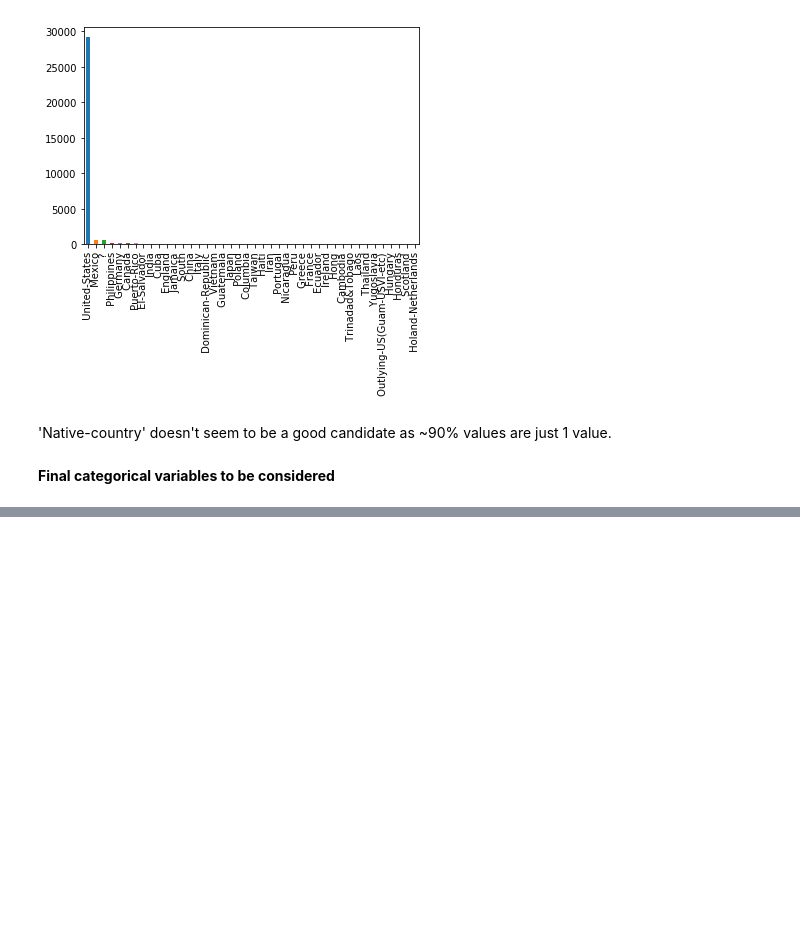
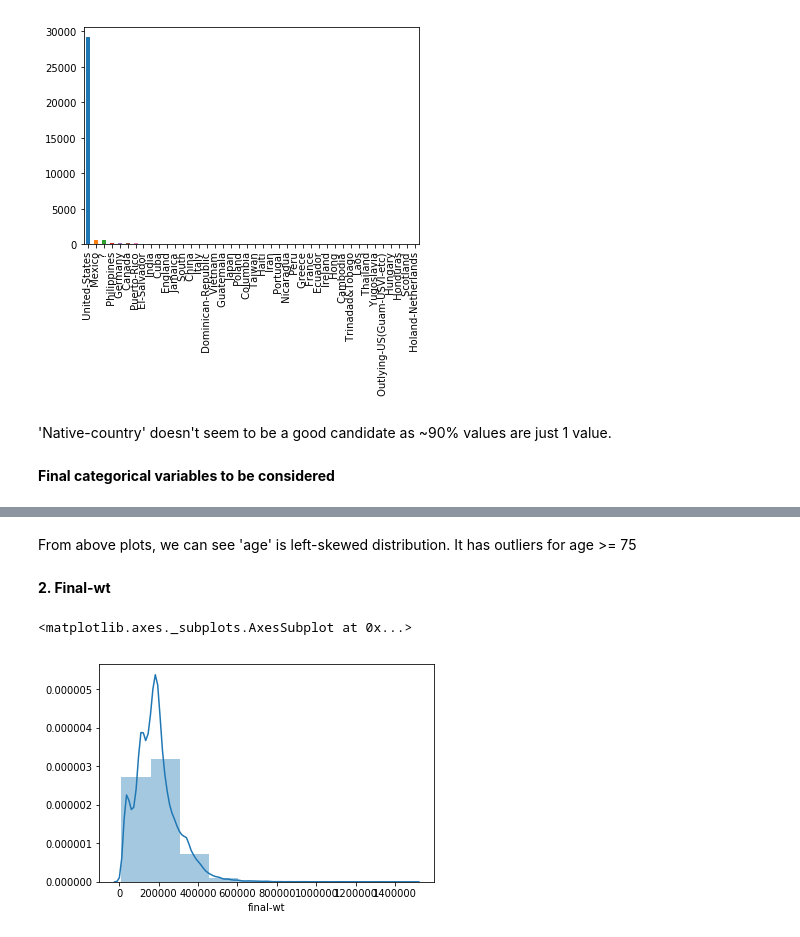
Before and after one commit to agarwal-peeush/ml-hello-world, a Jupyter notebook: Census-income/Census_income_classification.ipynb, the cells around one changed output, grey strips where cells are left out. Cells and saved outputs as stored; diff of their text form; code cells hidden in the pictures; blank space fills up the shorter version.

```diff
--- a/Census-income/Census_income_classification.ipynb
+++ b/Census-income/Census_income_classification.ipynb
@@ -401,0 +422,9 @@ categorical_cols = ['education-new','marital-status-new','occupation','relations
+# %% [markdown]
+From above plots, we can see 'age' is left-skewed distribution. It has outliers for age >= 75
+# %% [markdown]
+**2. Final-wt**
+# %%
+sns.distplot(train['final-wt'], kde=True, bins=10)
+# %% [output]
+<matplotlib.axes._subplots.AxesSubplot at 0x...>
+[figure, added]
```
Also changed, not shown: parts of 24 cells of this notebook.
